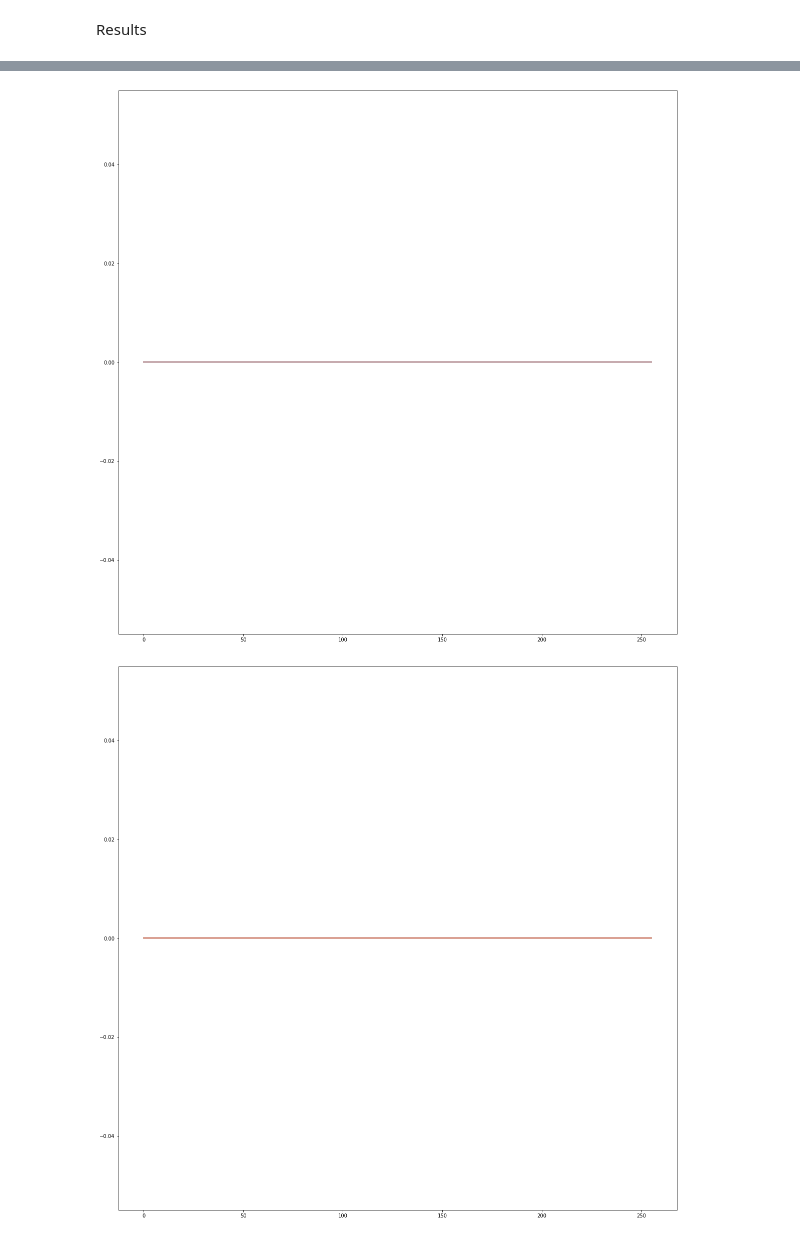
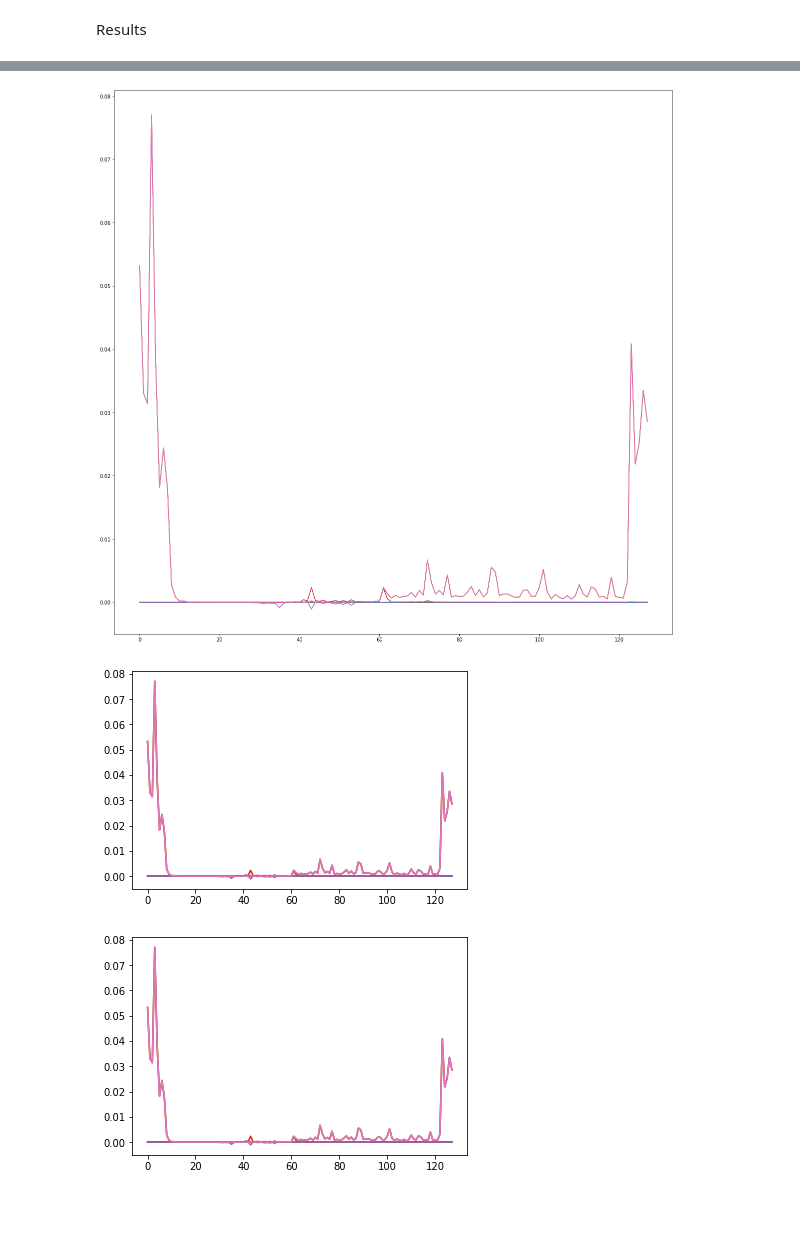
Before and after one commit to emacosta95/quantum_simulations_for_ising, a Jupyter notebook: testing_the_dmrg.ipynb, the cells around one changed output, grey strips where cells are left out. Drawn from its saved outputs; the diff is of its cells as text; code cells hidden in the pictures; blank space fills up the shorter version.

```diff
--- a/testing_the_dmrg.ipynb
+++ b/testing_the_dmrg.ipynb
@@ -10,10 +10,10 @@ import matplotlib.pyplot as plt
 # %% [markdown]
 #### Data
 # %%
-bonddim=np.array([200,300,400])
+bonddim=np.array([100,200,300,400])
 sweeps=np.arange(1,20)
 seed=[12,35,356,145,98,236,659]
-l=64
+l=128
 eng=np.zeros((bonddim.shape[0],sweeps.shape[0],len(seed)))
 v=np.zeros((bonddim.shape[0],sweeps.shape[0],len(seed),l))
 z=np.zeros((bonddim.shape[0],sweeps.shape[0],len(seed),l))
@@ -32,7 +30,8 @@ Results
 # %%
 plt.figure(figsize=(10,10))
 for i in range(0,bonddim.shape[0]):
-    plt.plot(sweeps,eng[i,:],label=f'bonddim={bonddim[i]}')
+    for k in range(len(seed)):
+        plt.plot(sweeps,eng[i,:,k],label=f'bonddim={bonddim[i]}')
     plt.legend(fontsize=20)
     plt.xlabel('sweep',fontsize=20)
     plt.ylabel('energy',fontsize=20)
@@ -40,16 +39,7 @@ for i in range(0,bonddim.shape[0]):
 
 plt.figure(figsize=(20,20))
 for i in range(bonddim.shape[0]):
-    for j in range(sweeps.shape[0]):
-        plt.plot(v[i,j]-v[-1,-1])
-plt.show()
-
-
-plt.figure(figsize=(20,20))
-for i in range(bonddim.shape[0]):
-    if np.average(np.abs(z[i,-1]-z[-1,-1]))>10**-3:
-        print(bonddim[i])
-
-    plt.plot(z[i,-1]-z[-1,-1])
-plt.show()
+    for k in range(len(seed)):
+        plt.plot(z[i,-1,k]-z[i,-1,0])
+    plt.show()
 # %% [output]
@@ -60,2 +50,3 @@ plt.show()
-[figure, old version]
+[figure, new version]
-[figure, old version]
+[figure, new version]
+[figure, added]
```
Also changed, not shown: parts of 2 cells of this notebook, 5 other files.
